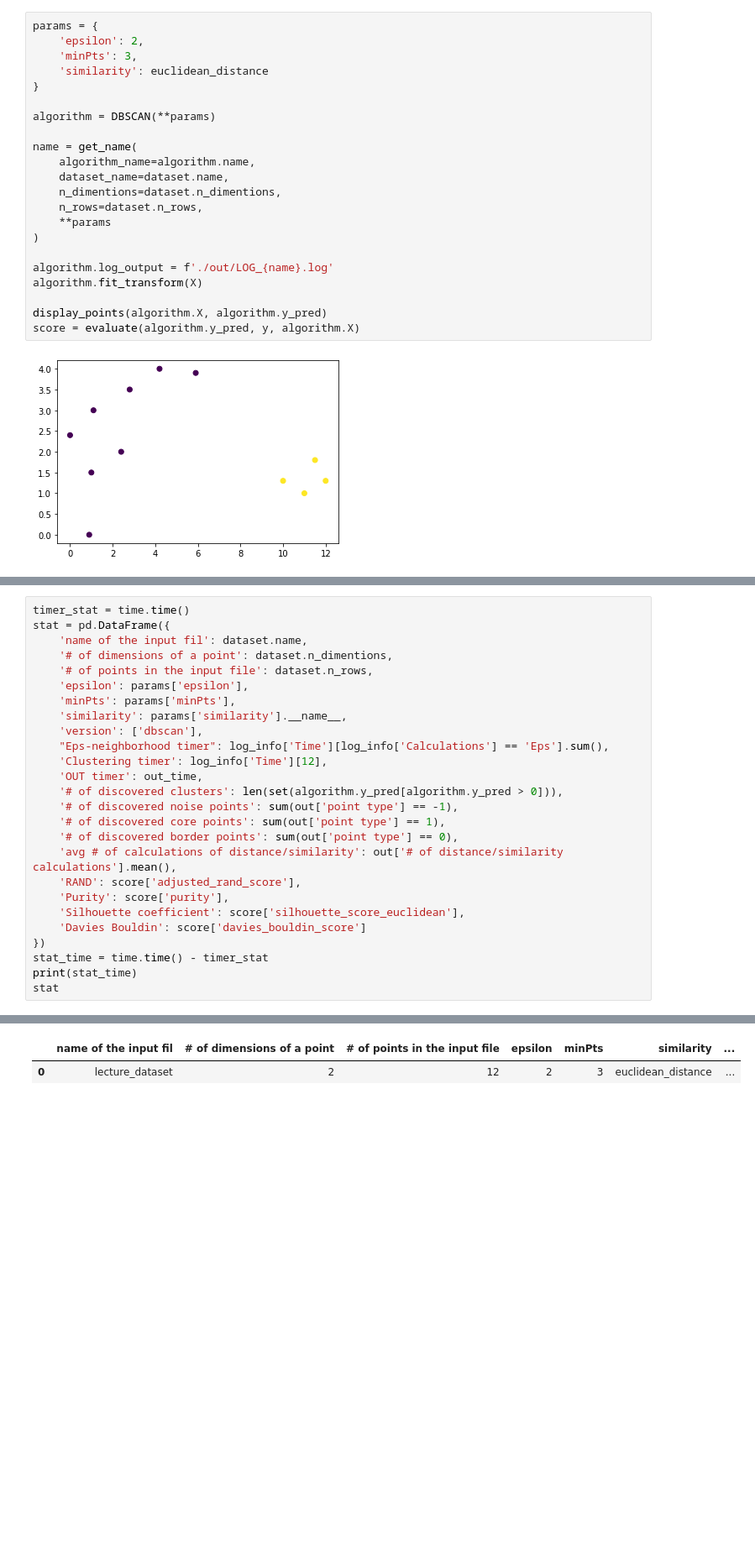
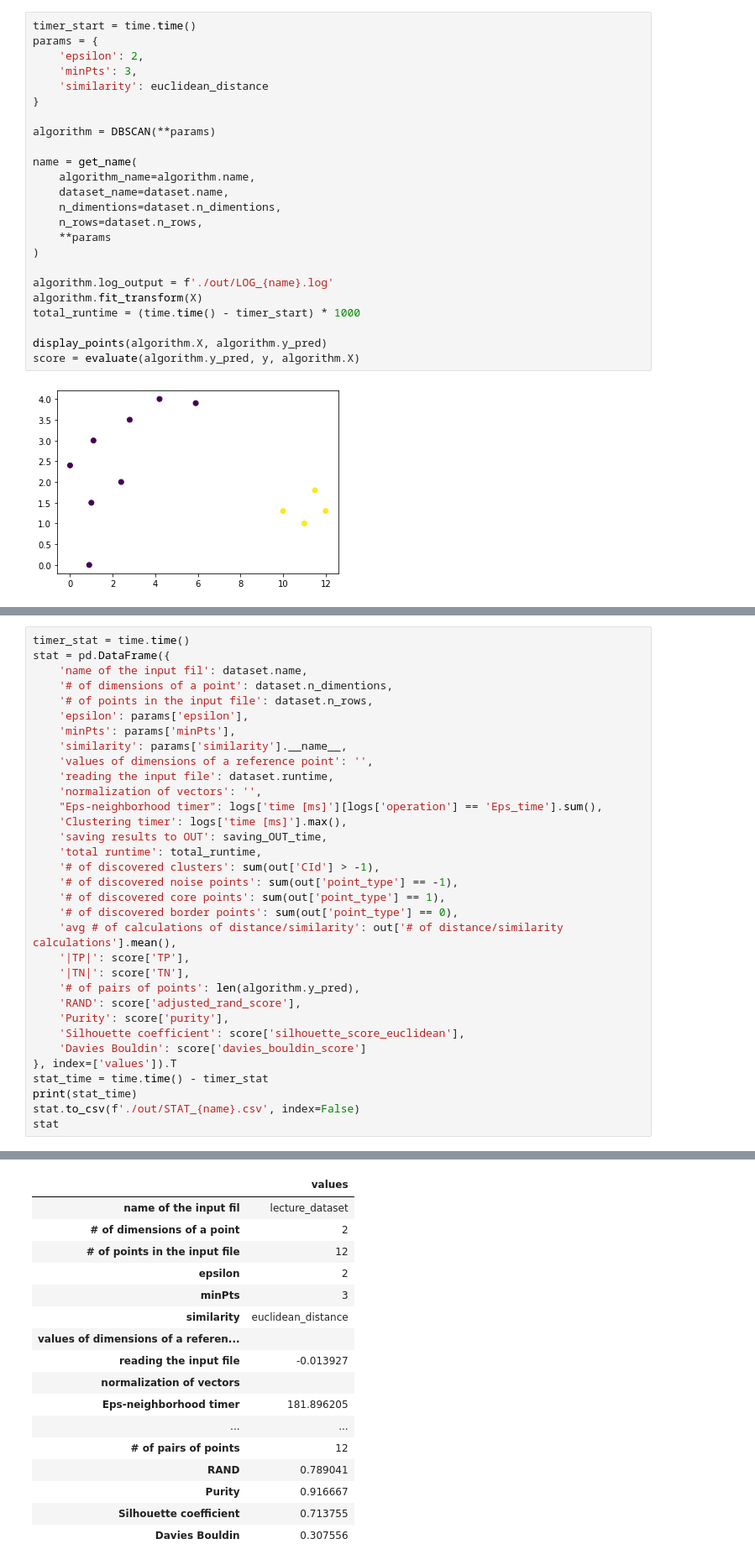
Before and after one commit to arek544/DBSCAN, a Jupyter notebook: notebooks/lecture_dataset_dbscan.ipynb, the cells around one changed output, grey strips where cells are left out. Shown at 84% size. Saved outputs shown, nothing was run; the diff lists cells and outputs as text; blank space fills up the shorter version.

Commit message:
dbscan out, stats and debug

```diff
--- a/notebooks/lecture_dataset_dbscan.ipynb
+++ b/notebooks/lecture_dataset_dbscan.ipynb
@@ -39,6 +41,7 @@ display_points(X, y, 'Original', numerate=True)
 # %% [markdown]
 # DBSCAN (euclidean distance)
 # %%
+timer_start = time.time()
 params = {
     'epsilon': 2,
     'minPts': 3,
@@ -57,6 +60,7 @@ name = get_name(
 
 algorithm.log_output = f'./out/LOG_{name}.log'
 algorithm.fit_transform(X)
+total_runtime = (time.time() - timer_start) * 1000
 
 display_points(algorithm.X, algorithm.y_pred)
 score = evaluate(algorithm.y_pred, y, algorithm.X)
@@ -109,21 +105,28 @@ stat = pd.DataFrame({
     'epsilon': params['epsilon'],
     'minPts': params['minPts'],
     'similarity': params['similarity'].__name__,
-    'version': ['dbscan'],
-    "Eps-neighborhood timer": log_info['Time'][log_info['Calculations'] == 'Eps'].sum(),
-    'Clustering timer': log_info['Time'][12],
-    'OUT timer': out_time,
-    '# of discovered clusters': len(set(algorithm.y_pred[algorithm.y_pred > 0])),
-    '# of discovered noise points': sum(out['point type'] == -1),
-    '# of discovered core points': sum(out['point type'] == 1),
-    '# of discovered border points': sum(out['point type'] == 0),
+    'values of dimensions of a reference point': '',
+    'reading the input file': dataset.runtime,
+    'normalization of vectors': '',
+    "Eps-neighborhood timer": logs['time [ms]'][logs['operation'] == 'Eps_time'].sum(),
+    'Clustering timer': logs['time [ms]'].max(),
+    'saving results to OUT': saving_OUT_time,
+    'total runtime': total_runtime,
+    '# of discovered clusters': sum(out['CId'] > -1),
+    '# of discovered noise points': sum(out['point_type'] == -1),
+    '# of discovered core points': sum(out['point_type'] == 1),
+    '# of discovered border points': sum(out['point_type'] == 0),
     'avg # of calculations of distance/similarity': out['# of distance/similarity calculations'].mean(),
+    '|TP|': score['TP'],
+    '|TN|': score['TN'],
+    '# of pairs of points': len(algorithm.y_pred),
     'RAND': score['adjusted_rand_score'],
     'Purity': score['purity'],
     'Silhouette coefficient': score['silhouette_score_euclidean'],
     'Davies Bouldin': score['davies_bouldin_score']
-})
+}, index=['values']).T
 stat_time = time.time() - timer_stat
 print(stat_time)
+stat.to_csv(f'./out/STAT_{name}.csv', index=False)
 stat
 # %% [output]
@@ -131,2 +134,17 @@ stat
-|  | name of the input fil | # of dimensions of a point | # of points in the input file | epsilon | minPts | similarity | ... |
-| 0 | lecture_dataset | 2 | 12 | 2 | 3 | euclidean_distance | ... |
+|  | values |
+| name of the input fil | lecture_dataset |
+| # of dimensions of a point | 2 |
+| # of points in the input file | 12 |
+| epsilon | 2 |
+| minPts | 3 |
+| similarity | euclidean_distance |
+| values of dimensions of a referen... |  |
+| reading the input file | -0.013927 |
+| normalization of vectors |  |
+| Eps-neighborhood timer | 181.896205 |
+| ... | ... |
+| # of pairs of points | 12 |
+| RAND | 0.789041 |
+| Purity | 0.916667 |
+| Silhouette coefficient | 0.713755 |
+| Davies Bouldin | 0.307556 |
```
Also changed, not shown: parts of 14 cells of this notebook, 3 other files.
